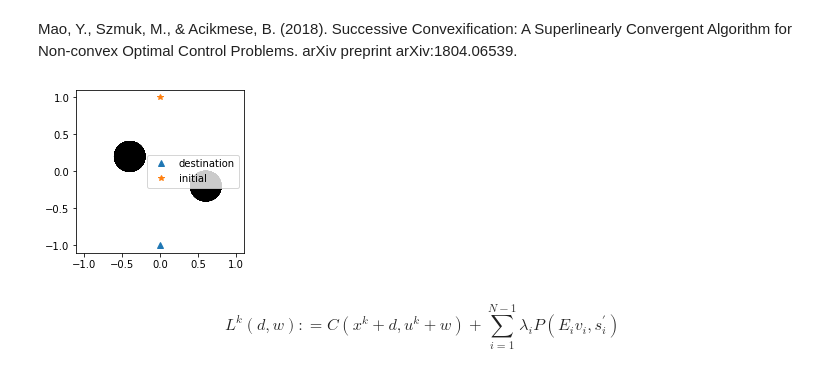
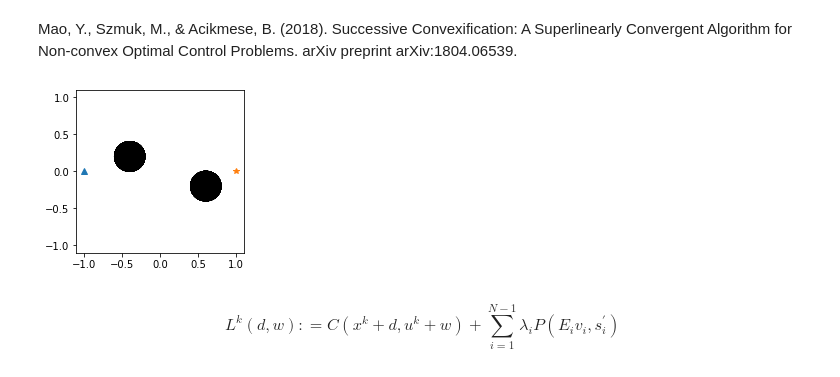
Before and after one commit to bchasnov/learning-in-games, a Jupyter notebook: notebooks/multi-agent-scvx.ipynb, the cells around one changed output. Cells and saved outputs as stored; diff of their text form; code cells hidden in the pictures.

```diff
--- a/notebooks/multi-agent-scvx.ipynb
+++ b/notebooks/multi-agent-scvx.ipynb
@@ -9,73 +9,74 @@ np.set_printoptions(precision=2)
 # %% [markdown]
 Mao, Y., Szmuk, M., & Acikmese, B. (2018). Successive Convexification: A Superlinearly Convergent Algorithm for Non-convex Optimal Control Problems. arXiv preprint arXiv:1804.06539.
 # %%
-dt = 0.1
-N = 30
-na = 2
+dt, N = 0.1, 30 # Time discretization
+na = 2 # Number of agents
+nx = 4 # Number of states per agent
+nu = 2 # Number of actions per agent
+nobs = 2
 
-A_np = np.block([[np.eye(2), dt * np.eye(2)],
-              [np.zeros((2,2)), np.eye(2)]])
+# Double integrator
+_n = int(nx/2)
+A_np = np.block([[np.eye(_n), dt * np.eye(_n)],
+                 [np.zeros((_n,_n)), np.eye(_n)]])
 
-B_np = np.block([[0.5*dt**2 * np.eye(2)],
-              [dt*np.eye(2)]])
+B_np = np.block([[0.5*dt**2 * np.eye(_n)],
+                 [dt*np.eye(_n)]])
 
 T = np.block([np.eye(2), np.zeros((2,2))])
-nx = A_np.shape[0]
-nu = B_np.shape[1]
 
+# Quadratic costs
 Q_np = np.eye(nx)
 R_np = np.eye(nu)
-
-u_max = 2
 
 x_inits = [np.array([-1,0,0,0]), np.array([0,-1,0,0])]
 x_dess  = [np.array([1,0,0,0]), np.array([0,1,0,0])]
 
+# State and control constraints
+u_max = 2
+ns = nobs + na - 1
+
+# Obstacles
+__x_obs = [np.array([-0.4,  0.2]), np.array([ 0.6, -0.2])]#, np.array([0.,0])]
+__r_obs = [np.array([0.2]), np.array([0.2])]#, np.array([.1])]
 r_buffer = .1
-
-_n = 2
-__x_obs = [np.array([-0.4,  0.2]), np.array([ 0.6, -0.2])]
-__r_obs = [np.array([0.2]), np.array([0.2])]
-# __x_obs = [np.array([10,10])]
-# __r_obs = [np.array([1])]
 nobs = len(__x_obs)
-ns = nobs + na-1
 
 x_obs = [copy.deepcopy(__x_obs) for i in range(N)]
 r_obs = [copy.deepcopy(__r_obs) for i in range(N)]
 
 def setup_fig(x_obs, r_obs, x_des, x_init):
     fig, ax = plt.subplots(figsize=(3,3))
     plt.plot(*x_des[:2],'^',label='destination')
     plt.plot(*x_init[:2],'*',label='initial')
     _t = np.linspace(0,2*np.pi,25)
     for i in range(N):
         for j in range(nobs):
             _circ = plt.Circle(x_obs[i][j], r_obs[i][j], color='k', alpha=1)
             ax.add_artist(_circ)
         for j in range(nobs,ns):
             plt.plot(r_obs[i][j] * np.cos(_t) + x_obs[i][j][0], r_obs[i][j] * np.sin(_t) + x_obs[i][j][1],'--k')
-    plt.legend()
+#     plt.legend()
     plt.xlim([-1.1,1.1])
+    plt.ylim([-1.1,1.1])
 
-    plt.ylim([-1.1,1.1])
 def append_obs(x_obs, r_obs, xs, r):
     x_obs = copy.deepcopy(x_obs)
     r_obs = copy.deepcopy(r_obs)
     _n = len(xs)
     for i in range(N):
         x_obs[i] += [xs[k][i] for k in range(_n)]
         r_obs[i] += [np.array([r]) for k in range(_n)]
     return x_obs, r_obs
 
 
 _x_a = [np.ones((N,2))*x_obs[0][0] for _ in range(na-1)]
 _x_obs, _r_obs = append_obs(x_obs, r_obs, _x_a, r_buffer)
 
-setup_fig(_x_obs, _r_obs, x_inits[1], x_dess[1])
+setup_fig(_x_obs, _r_obs, x_inits[0], x_dess[0])
 plt.show()
 # %% [output]
-[figure, old version]
+[figure, new version]
 # %% [markdown]
 $$L ^ { k } ( d , w ) : = C \left( x ^ { k } + d , u ^ { k } + w \right) + \sum _ { i = 1 } ^ { N - 1 } \lambda _ { i } P \left( E _ { i } v _ { i } , s _ { i } ^ { \prime } \right)$$
 # %%
```
Also changed, not shown: parts of 6 cells of this notebook, 1 other file.
